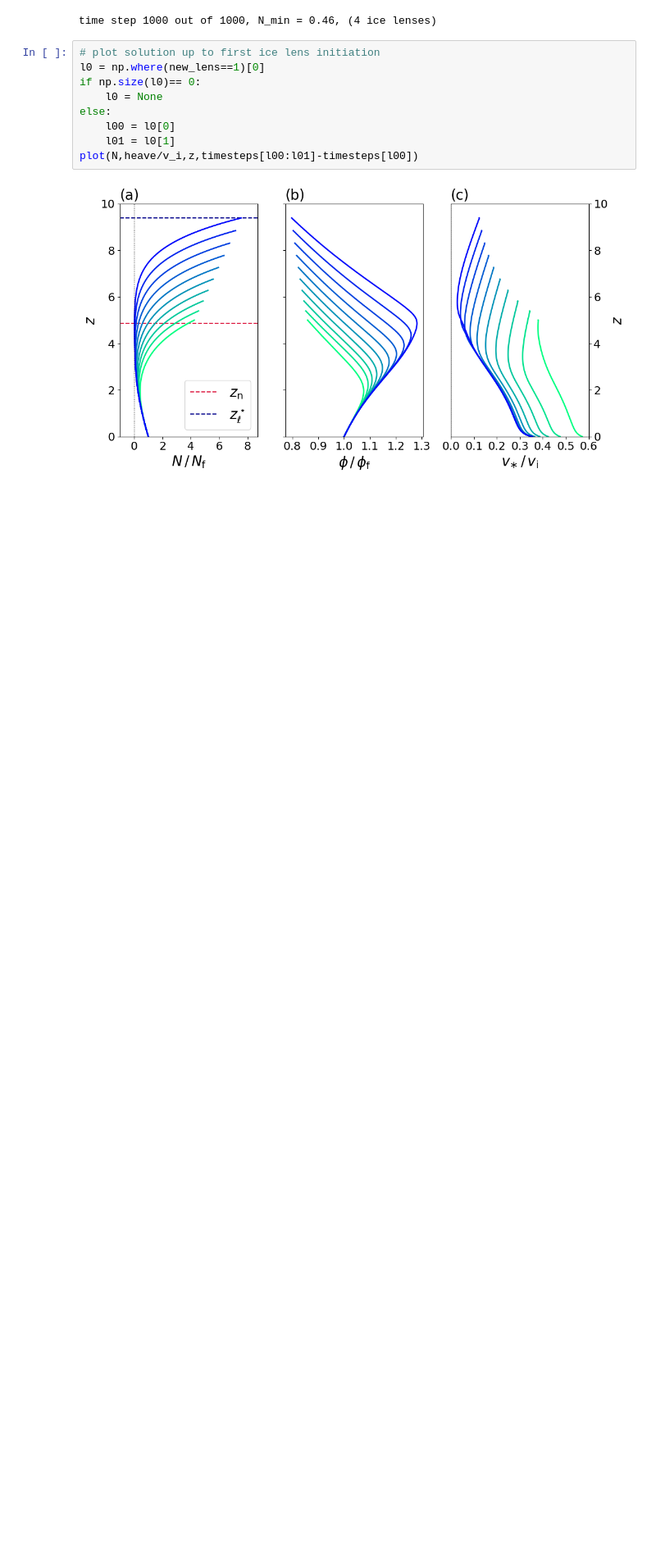
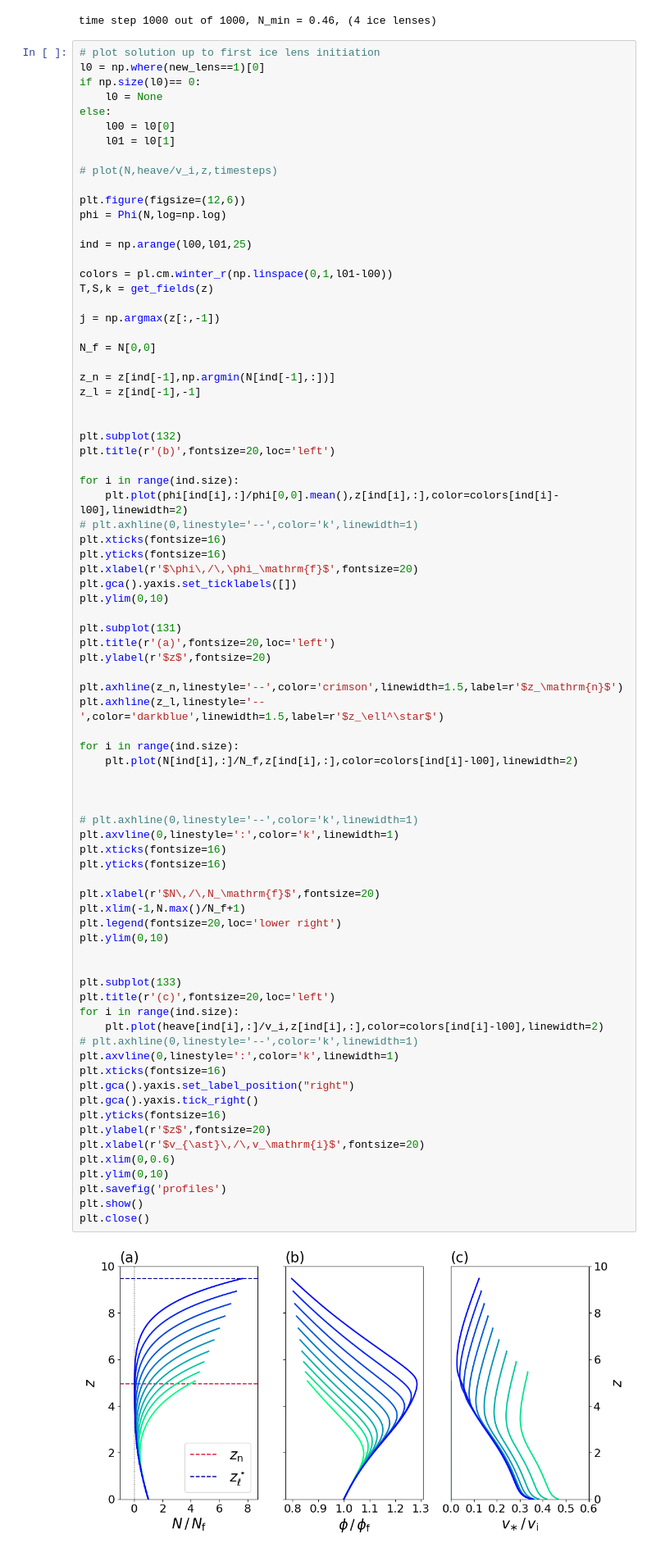
Before and after one commit to agstub-umd/compaction-frost, a Jupyter notebook: notebooks/example-var-phi.ipynb, the cells around one changed output. Shown: that part at 82% size. Cells and saved outputs as stored; diff of their text form; blank space fills up the shorter version.

Commit message:
new ODE notebook, plotting edits

```diff
--- a/notebooks/example-var-phi.ipynb
+++ b/notebooks/example-var-phi.ipynb
@@ -62,14 +62,84 @@ time step 1000 out of 1000, N_min = 0.46, (4 ice lenses)
 # %%
 # plot solution up to first ice lens initiation
 l0 = np.where(new_lens==1)[0]
 if np.size(l0)== 0:
     l0 = None
 else:
     l00 = l0[0]
     l01 = l0[1]
-plot(N,heave/v_i,z,timesteps[l00:l01]-timesteps[l00])
+
+# plot(N,heave/v_i,z,timesteps)
+
+plt.figure(figsize=(12,6))
+phi = Phi(N,log=np.log)
+
+ind = np.arange(l00,l01,25)
+
+colors = pl.cm.winter_r(np.linspace(0,1,l01-l00))
+T,S,k = get_fields(z)
+
+j = np.argmax(z[:,-1])
+
+N_f = N[0,0]
+
+z_n = z[ind[-1],np.argmin(N[ind[-1],:])]
+z_l = z[ind[-1],-1]
+
+
+plt.subplot(132)
+plt.title(r'(b)',fontsize=20,loc='left')
+
+for i in range(ind.size):
+    plt.plot(phi[ind[i],:]/phi[0,0].mean(),z[ind[i],:],color=colors[ind[i]-l00],linewidth=2)
+# plt.axhline(0,linestyle='--',color='k',linewidth=1)
+plt.xticks(fontsize=16)
+plt.yticks(fontsize=16)
+plt.xlabel(r'$\phi\,/\,\phi_\mathrm{f}$',fontsize=20)
+plt.gca().yaxis.set_ticklabels([])
+plt.ylim(0,10)
+
+plt.subplot(131)
+plt.title(r'(a)',fontsize=20,loc='left')
+plt.ylabel(r'$z$',fontsize=20)
+
+plt.axhline(z_n,linestyle='--',color='crimson',linewidth=1.5,label=r'$z_\mathrm{n}$')
+plt.axhline(z_l,linestyle='--',color='darkblue',linewidth=1.5,label=r'$z_\ell^\star$')
+
+for i in range(ind.size):
+    plt.plot(N[ind[i],:]/N_f,z[ind[i],:],color=colors[ind[i]-l00],linewidth=2)
+
+
+
+# plt.axhline(0,linestyle='--',color='k',linewidth=1)
+plt.axvline(0,linestyle=':',color='k',linewidth=1)
+plt.xticks(fontsize=16)
+plt.yticks(fontsize=16)
+
+plt.xlabel(r'$N\,/\,N_\mathrm{f}$',fontsize=20)
+plt.xlim(-1,N.max()/N_f+1)
+plt.legend(fontsize=20,loc='lower right')
+plt.ylim(0,10)
+
+
+plt.subplot(133)
+plt.title(r'(c)',fontsize=20,loc='left')
+for i in range(ind.size):
+    plt.plot(heave[ind[i],:]/v_i,z[ind[i],:],color=colors[ind[i]-l00],linewidth=2)
+# plt.axhline(0,linestyle='--',color='k',linewidth=1)
+plt.axvline(0,linestyle=':',color='k',linewidth=1)
+plt.xticks(fontsize=16)
+plt.gca().yaxis.set_label_position("right")
+plt.gca().yaxis.tick_right()
+plt.yticks(fontsize=16)
+plt.ylabel(r'$z$',fontsize=20)
+plt.xlabel(r'$v_{\ast}\,/\,v_\mathrm{i}$',fontsize=20)
+plt.xlim(0,0.6)
+plt.ylim(0,10)
+plt.savefig('profiles')
+plt.show()
+plt.close()
 # %% [output]
-[figure, old version]
+[figure, new version]
 # %%
 # plot position of active ice lens over time
 timesteps_ = timesteps[l00:l01]
```
Also changed, not shown: parts of 3 cells of this notebook, 2 other files.
